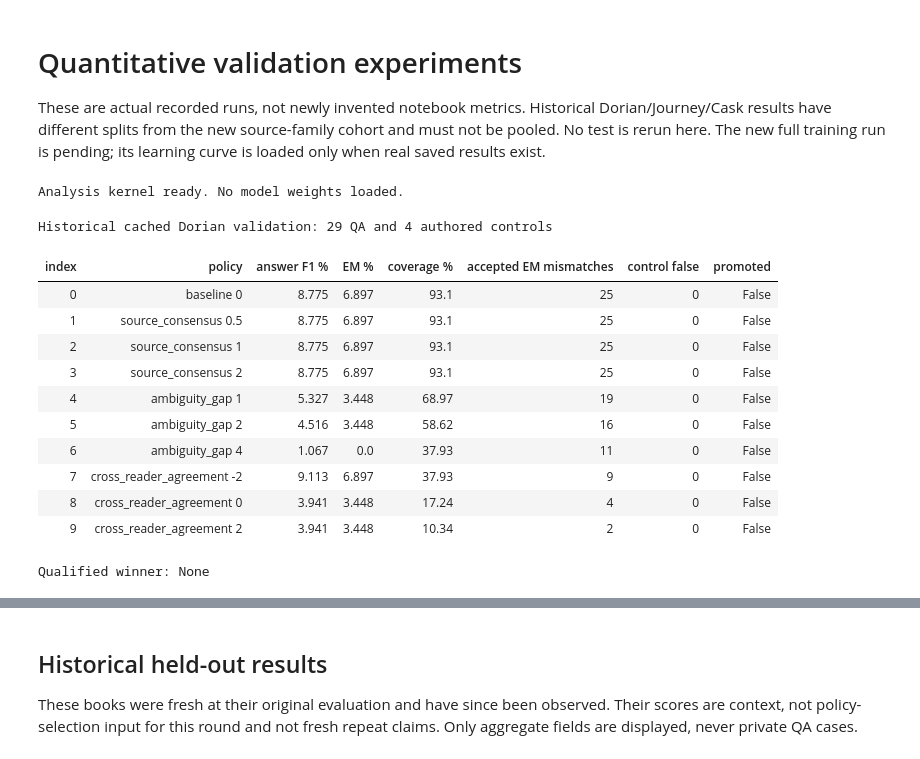
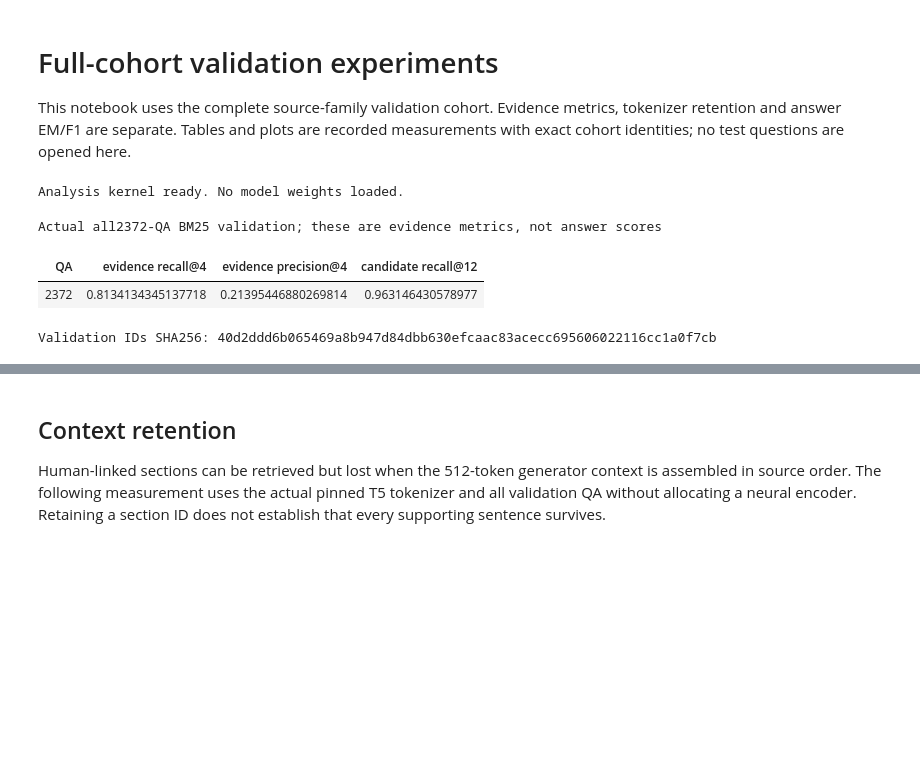
Before and after one commit to Ayano123587/thematic-literature-rag, a Jupyter notebook: notebooks/02_validation_experiments.ipynb, the cells around one changed output, grey strips where cells are left out. Drawn from its saved outputs; the diff is of its cells as text; code cells hidden in the pictures; blank space fills up the shorter version.

Commit message:
Add guarded full-validation context comparison and executed cohort analysis

```diff
--- a/notebooks/02_validation_experiments.ipynb
+++ b/notebooks/02_validation_experiments.ipynb
@@ -1,10 +1,9 @@
 # %% [markdown]
-# Quantitative validation experiments
+# Full-cohort validation experiments
 
-These are actual recorded runs, not newly invented notebook metrics. Historical
-Dorian/Journey/Cask results have different splits from the new source-family
-cohort and must not be pooled. No test is rerun here. The new full training run
-is pending; its learning curve is loaded only when real saved results exist.
+This notebook uses the complete source-family validation cohort. Evidence metrics,
+tokenizer retention and answer EM/F1 are separate. Tables and plots are recorded
+measurements with exact cohort identities; no test questions are opened here.
 # %%
 from pathlib import Path
 from datetime import datetime, timezone
@@ -42,27 +85,23 @@ print("Analysis kernel ready. No model weights loaded.")
 # %% [output]
 Analysis kernel ready. No model weights loaded.
 # %%
-history=read_json("docs/v4-cached-validation-results.json")
-rows=[]
-for i,r in enumerate(history["results"]):
-    rows.append({"index":i,"policy":r["policy"]["method"]+" "+str(r["policy"]["magnitude"]),
-                 "answer F1 %":round(100*r["token_f1"],3),"EM %":round(100*r["exact_match"],3),
-                 "coverage %":round(100*r["answer_coverage"],2),"accepted EM mismatches":r["accepted_gold_em_mismatches"],
-                 "control false":r["control_false_answers"],"promoted":r["meets_prespecified_promotion"]})
-table(rows,list(rows[0]),"Historical cached Dorian validation: 29 QA and 4 authored controls")
-print("Qualified winner:",history["qualified_winner"])
+retrieval = read_json("docs/full-validation-retrieval.json")
+table(
+    [
+        {
+            "QA": retrieval["n"],
+            "evidence recall@4": retrieval["recall_at_4"],
+            "evidence precision@4": retrieval["precision_at_4"],
+            "candidate recall@12": retrieval["candidate_recall_at_12"],
+        }
+    ],
+    ["QA", "evidence recall@4", "evidence precision@4", "candidate recall@12"],
+    "Actual all2372-QA BM25 validation; these are evidence metrics, not answer scores",
+)
+print("Validation IDs SHA256:", retrieval["validation_ids_sha256"])
 # %% [output]
-Historical cached Dorian validation: 29 QA and 4 authored controls
+Actual all2372-QA BM25 validation; these are evidence metrics, not answer scores
-| index | policy | answer F1 % | EM % | coverage % | accepted EM mismatches | control false | promoted |
-| 0 | baseline 0 | 8.775 | 6.897 | 93.1 | 25 | 0 | False |
-| 1 | source_consensus 0.5 | 8.775 | 6.897 | 93.1 | 25 | 0 | False |
-| 2 | source_consensus 1 | 8.775 | 6.897 | 93.1 | 25 | 0 | False |
-| 3 | source_consensus 2 | 8.775 | 6.897 | 93.1 | 25 | 0 | False |
-| 4 | ambiguity_gap 1 | 5.327 | 3.448 | 68.97 | 19 | 0 | False |
-| 5 | ambiguity_gap 2 | 4.516 | 3.448 | 58.62 | 16 | 0 | False |
-| 6 | ambiguity_gap 4 | 1.067 | 0.0 | 37.93 | 11 | 0 | False |
-| 7 | cross_reader_agreement -2 | 9.113 | 6.897 | 37.93 | 9 | 0 | False |
-| 8 | cross_reader_agreement 0 | 3.941 | 3.448 | 17.24 | 4 | 0 | False |
-| 9 | cross_reader_agreement 2 | 3.941 | 3.448 | 10.34 | 2 | 0 | False |
+| QA | evidence recall@4 | evidence precision@4 | candidate recall@12 |
+| 2372 | 0.8134134345137718 | 0.21395446880269814 | 0.963146430578977 |
-Qualified winner: None
+Validation IDs SHA256: 40d2ddd6b065469a8b947d84dbb630efcaac83acecc695606022116cc1a0f7cb
 # %%
@@ -82,9 +123,10 @@ show_figure(fig,"historical-validation-tradeoff")
 # %% [output]
 [drawing not drawn]
 # %% [markdown]
-## Historical held-out results
+## Context retention
 
-These books were fresh at their original evaluation and have since been observed.
-Their scores are context, not policy-selection input for this round and not fresh
-repeat claims. Only aggregate fields are displayed, never private QA cases.
+Human-linked sections can be retrieved but lost when the 512-token generator
+context is assembled in source order. The following measurement uses the actual
+pinned T5 tokenizer and all validation QA without allocating a neural encoder.
+Retaining a section ID does not establish that every supporting sentence survives.
 # %%
```
Also changed, not shown: parts of 9 cells of this notebook, 47 other files.
